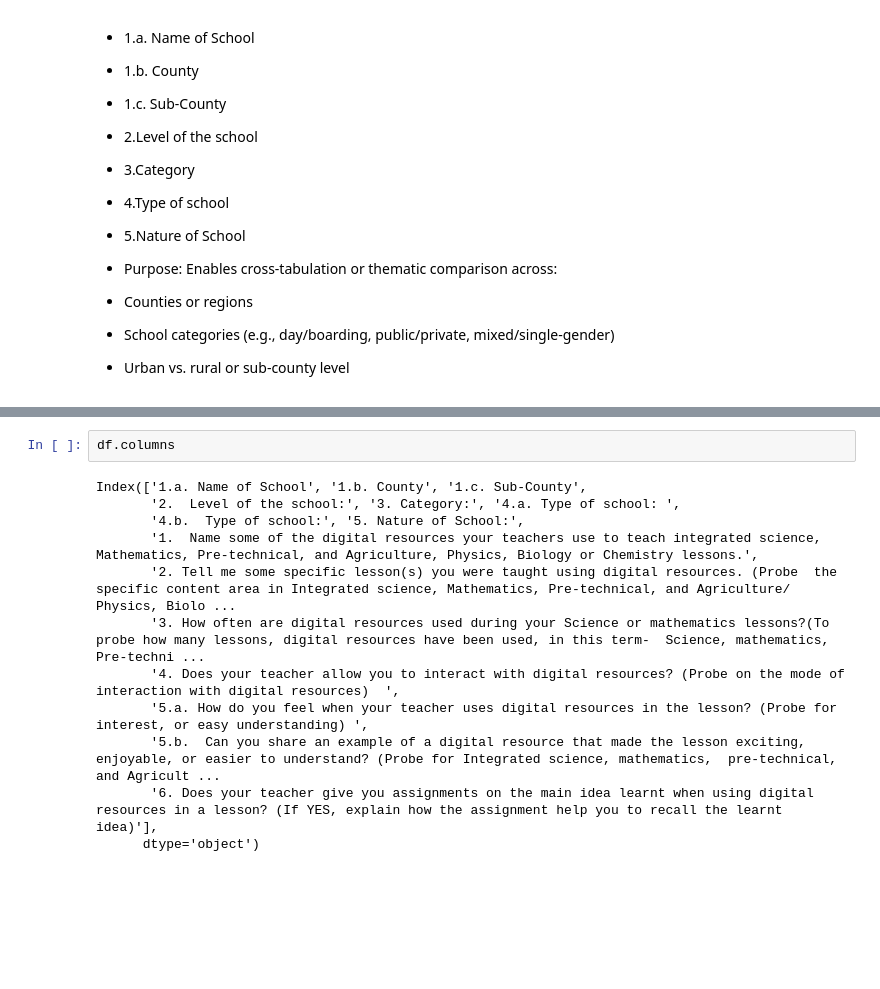
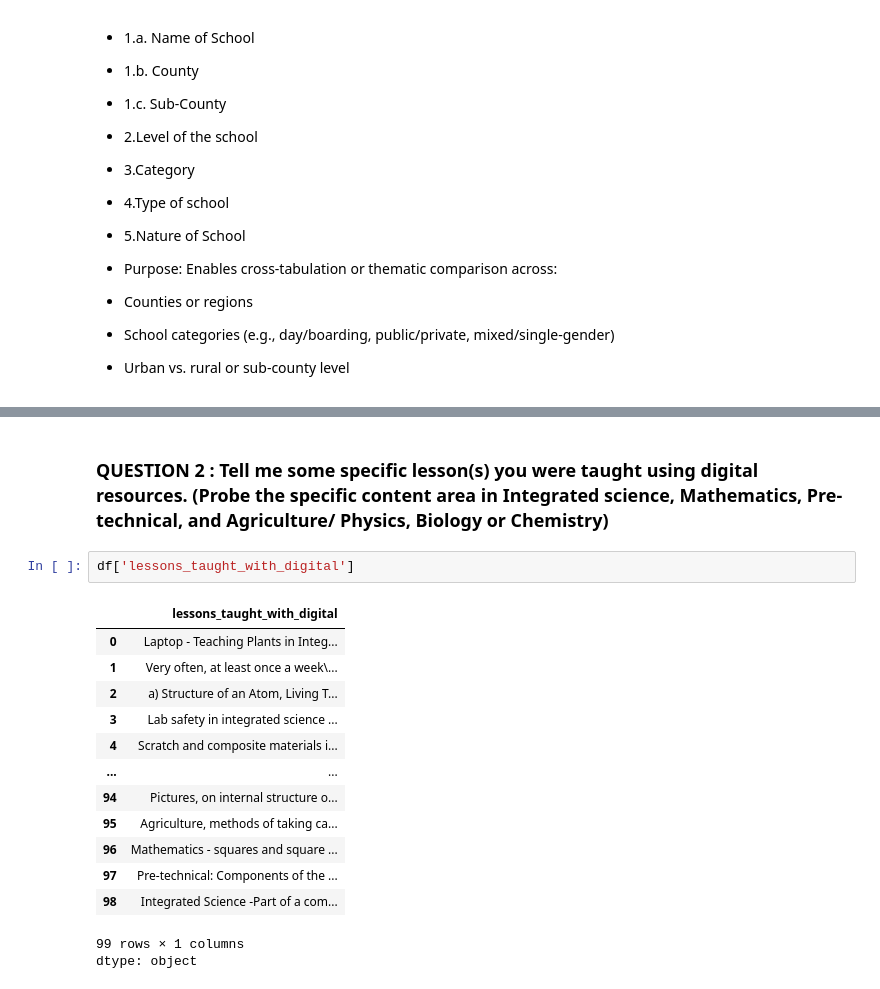
Before and after one commit to davidmasai/kenya-stem-digital-efficacy, a Jupyter notebook: Kenya_stem_digital_efficacy.ipynb, the cells around one changed output, grey strips where cells are left out. Saved outputs shown, nothing was run; the diff lists cells and outputs as text; blank space fills up the shorter version.

```diff
--- a/Kenya_stem_digital_efficacy.ipynb
+++ b/Kenya_stem_digital_efficacy.ipynb
@@ -2100,14 +2249,19 @@ df.head()
+# %% [markdown]
+### QUESTION 2 : **Tell me some specific lesson(s) you were taught using digital resources. (Probe  the specific content area in Integrated science, Mathematics, Pre-technical, and Agriculture/ Physics, Biology or Chemistry)**
 # %%
-df.columns
+df['lessons_taught_with_digital']
 # %% [output]
+|  | lessons_taught_with_digital |
+| 0 | Laptop - Teaching Plants in Integ... |
+| 1 | Very often, at least once a week\... |
+| 2 | a) Structure of an Atom, Living T... |
+| 3 | Lab safety in integrated science ... |
+| 4 | Scratch and composite materials i... |
+| ... | ... |
+| 94 | Pictures, on internal structure o... |
+| 95 | Agriculture, methods of taking ca... |
+| 96 | Mathematics - squares and square ... |
+| 97 | Pre-technical: Components of the ... |
+| 98 | Integrated Science -Part of a com... |
-Index(['1.a. Name of School', '1.b. County', '1.c. Sub-County',
-       '2.  Level of the school:', '3. Category:', '4.a. Type of school: ',
-       '4.b.  Type of school:', '5. Nature of School:',
-       '1.  Name some of the digital resources your teachers use to teach integrated science, Mathematics, Pre-technical, and Agriculture, Physics, Biology or Chemistry lessons.',
-       '2. Tell me some specific lesson(s) you were taught using digital resources. (Probe  the specific content area in Integrated science, Mathematics, Pre-technical, and Agriculture/ Physics, Biolo ...
-       '3. How often are digital resources used during your Science or mathematics lessons?(To probe how many lessons, digital resources have been used, in this term-  Science, mathematics, Pre-techni ...
-       '4. Does your teacher allow you to interact with digital resources? (Probe on the mode of interaction with digital resources)  ',
-       '5.a. How do you feel when your teacher uses digital resources in the lesson? (Probe for interest, or easy understanding) ',
-       '5.b.  Can you share an example of a digital resource that made the lesson exciting, enjoyable, or easier to understand? (Probe for Integrated science, mathematics,  pre-technical, and Agricult ...
-       '6. Does your teacher give you assignments on the main idea learnt when using digital resources in a lesson? (If YES, explain how the assignment help you to recall the learnt idea)'],
-      dtype='object')
+99 rows × 1 columns
+dtype: object
```
Also changed, not shown: parts of 12 cells of this notebook.
